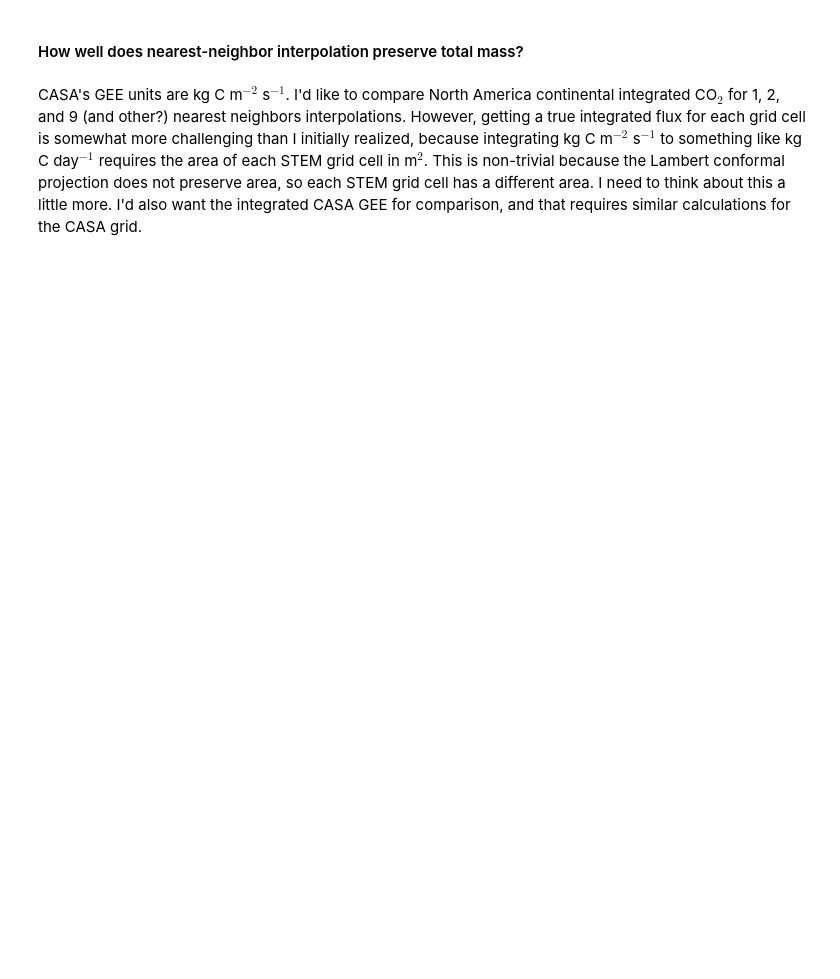
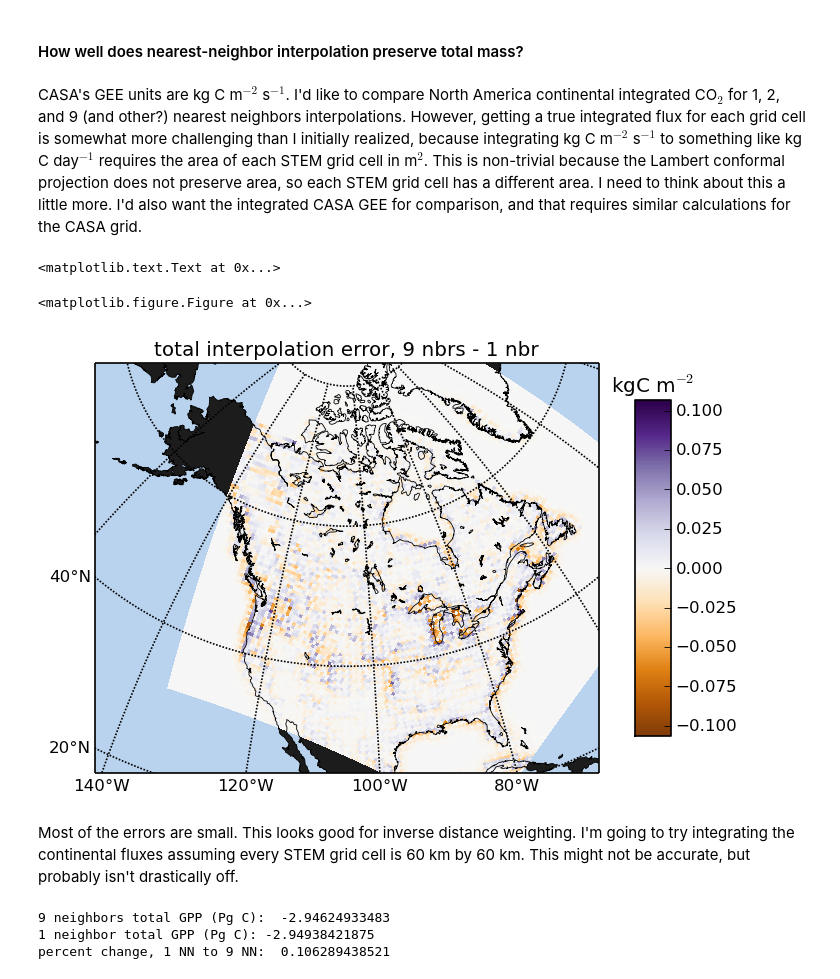
Before and after one commit to Timothy-W-Hilton/STEMPyTools, a Jupyter notebook: spherical_idw_kdtree_interp_module_demo.ipynb, the cells around one changed output. Drawn from its saved outputs; the diff is of its cells as text; code cells hidden in the pictures; blank space fills up the shorter version.

```diff
--- a/spherical_idw_kdtree_interp_module_demo.ipynb
+++ b/spherical_idw_kdtree_interp_module_demo.ipynb
@@ -393,3 +403,41 @@ projection does not preserve area, so each STEM grid cell has a
 different area.  I need to think about this a little more.  I'd also
 want the integrated CASA GEE for comparison, and that requires similar
 calculations for the CASA grid.
+# %%
+#convert kgC m-2 s-1 to kgC m-2
+SECS_PER_HOUR = 60 * 60
+HOURS_PER_TSTEP = 3
+n_tsteps = gee_i9.shape[0]
+f = SECS_PER_HOUR * HOURS_PER_TSTEP   # conversion factor, kg C m-2 s-1 to kg C m-2
+err = np.sum(gee_i9 - gee_i1, axis=0) * f
+fig, m = plot_mesh(lon_stem, lat_stem, err,
+		   'total interpolation error, 9 nbrs - 1 nbr',
+		    vmin=-np.abs(err).max(),
+		    vmax=np.abs(err).max(),
+            cmap=cm.get_cmap('PuOr'))
+m.ax_cmap.set_title('kgC m$^{-2}$')
+# %% [output]
+<matplotlib.text.Text at 0x...>
+<matplotlib.figure.Figure at 0x...>
+[figure, added]
+# %% [markdown]
+Most of the errors are small.  This looks good for inverse distance weighting.  I'm going to try integrating the continental fluxes assuming every STEM grid cell is 60 km by 60 km.  This might not be accurate, but probably isn't drastically off.
+# %%
+def kg2Pg(kg):
+    """
+    convert kilograms (1e3 g) to petagrams (1e15 g).
+    """
+    return(kg * 1e-12)
+
+#convert kgC m-2 s-1 to kgC
+m2_per_cell = 60000 * 60000
+f = SECS_PER_HOUR * HOURS_PER_TSTEP * m2_per_cell #conversion factor
+kgC_i9 = np.sum(gee_i9 * f)
+kgC_i1 = np.sum(gee_i1 * f)
+print "9 neighbors total GPP (Pg C): ", kg2Pg(kgC_i9)
+print "1 neighbor total GPP (Pg C):", kg2Pg(kgC_i1)
+print "percent change, 1 NN to 9 NN: ", ((kgC_i1 - kgC_i9) / kgC_i1) * 100
+# %% [output]
+9 neighbors total GPP (Pg C):  -2.94624933483
+1 neighbor total GPP (Pg C): -2.94938421875
+percent change, 1 NN to 9 NN:  0.106289438521
```
Also changed, not shown: parts of 6 cells of this notebook, 2 other files.
